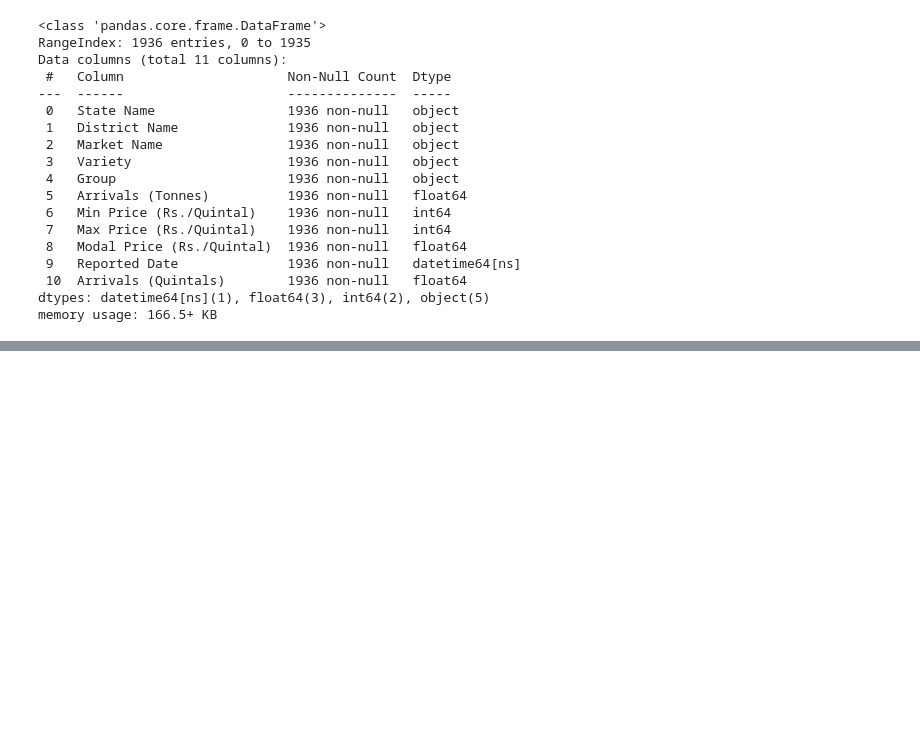
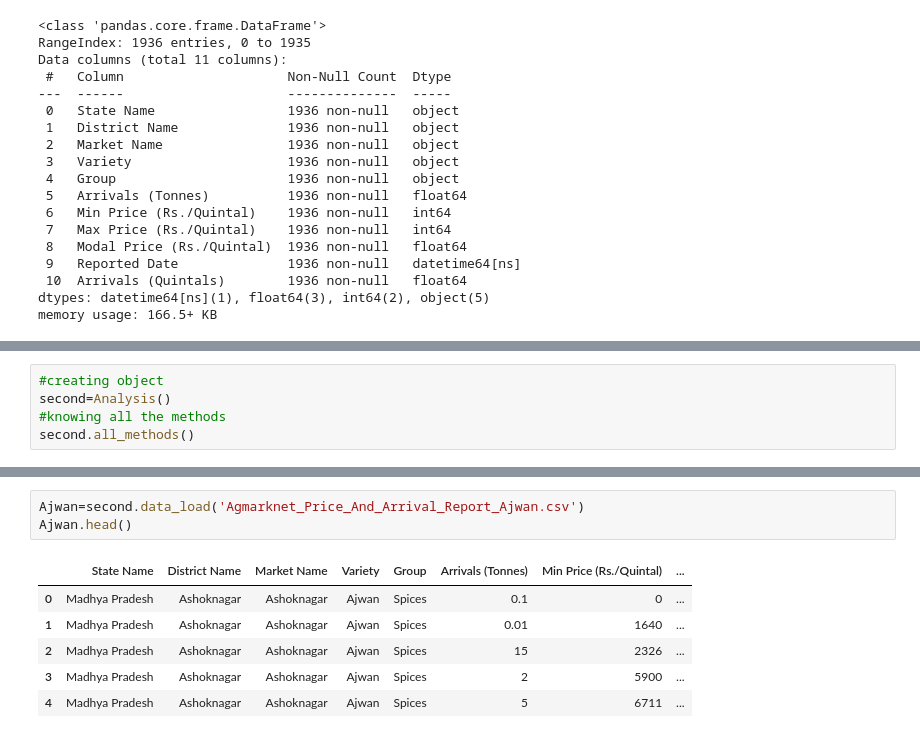
Before and after one commit to Ajayrajc1998/agri-project, a Jupyter notebook: Madhya Pradesh Data/Data Cleaning.ipynb, the cells around one changed output, grey strips where cells are left out. Saved outputs shown, nothing was run; the diff lists cells and outputs as text; blank space fills up the shorter version.

```diff
--- a/Madhya Pradesh Data/Untitled.ipynb
+++ b/Madhya Pradesh Data/Data Cleaning.ipynb
@@ -239,0 +275,5 @@ memory usage: 166.5+ KB
+# %%
+#creating object
+second=Analysis()
+#knowing all the methods
+second.all_methods()
@@ -239,0 +298,10 @@ memory usage: 166.5+ KB
+# %%
+Ajwan=second.data_load('Agmarknet_Price_And_Arrival_Report_Ajwan.csv')
+Ajwan.head()
+# %% [output]
+|  | State Name | District Name | Market Name | Variety | Group | Arrivals (Tonnes) | Min Price (Rs./Quintal) | ... |
+| 0 | Madhya Pradesh | Ashoknagar | Ashoknagar | Ajwan | Spices | 0.1 | 0 | ... |
+| 1 | Madhya Pradesh | Ashoknagar | Ashoknagar | Ajwan | Spices | 0.01 | 1640 | ... |
+| 2 | Madhya Pradesh | Ashoknagar | Ashoknagar | Ajwan | Spices | 15 | 2326 | ... |
+| 3 | Madhya Pradesh | Ashoknagar | Ashoknagar | Ajwan | Spices | 2 | 5900 | ... |
+| 4 | Madhya Pradesh | Ashoknagar | Ashoknagar | Ajwan | Spices | 5 | 6711 | ... |
```
Also changed, not shown: parts of 81 cells of this notebook.
